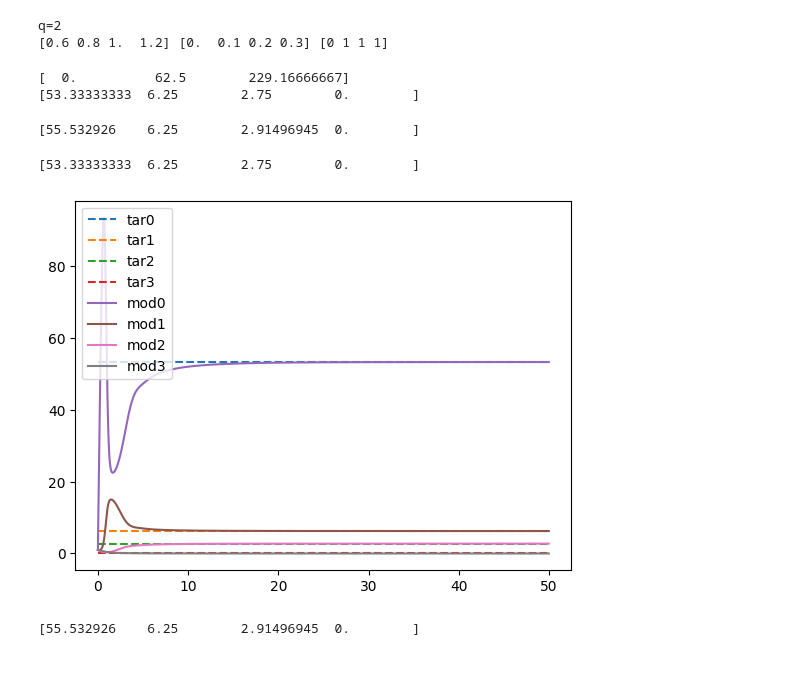
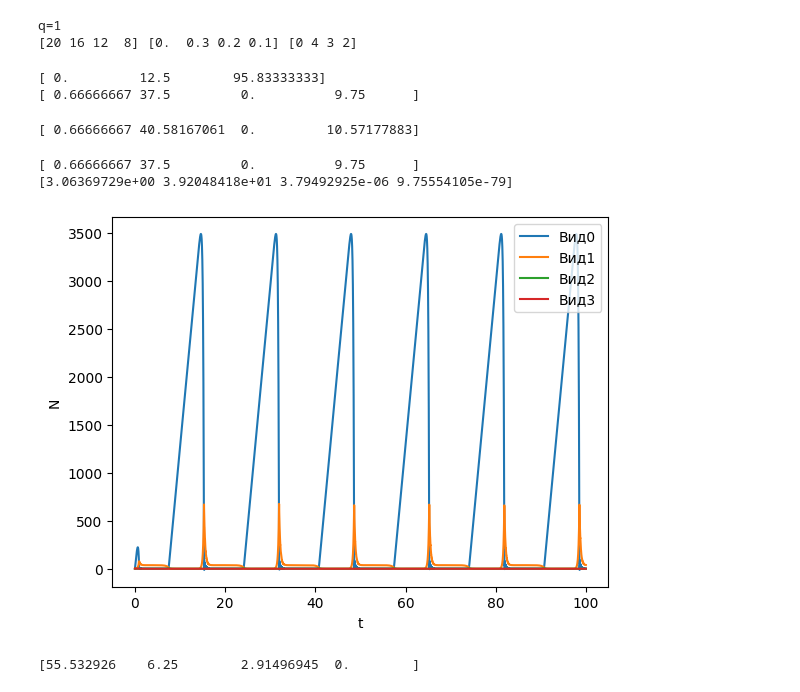
Before and after one commit to Dezzelshipc/TeX-files, a Jupyter notebook: Other/diplopa-25/src/torf_chain.ipynb, the cells around one changed output. Cells and saved outputs as stored; diff of their text form; code cells hidden in the pictures.

```diff
--- a/Other/diplopa-25/src/torf_chain.ipynb
+++ b/Other/diplopa-25/src/torf_chain.ipynb
@@ -20,13 +19,13 @@ def runge_kutta(function, y0: np.ndarray | float, time_space: np.ndarray) -> tup
     return x_a, np.array(y_a)
 # %%
 n = 4 # 0 - 3
-q = 2
+q = 1
 print(f"{q=}")
 
-Q = 200
-alpha = np.array([0.6, 0.8, 1., 1.2]) # n
-k = np.append([0], [0.1, 0.2, 0.3]) # n-1, 0<=k_i<=1
-m = np.append([0], [1, 1, 1]) # n-1
+Q = 500
+alpha = np.array([20, 16, 12, 8]) # n
+k = np.append([0], [0.3, 0.2, 0.1]) # n-1, 0<=k_i<=1
+m = np.append([0], [4, 3, 2]) # n-1
 a = np.append([0], [0.9, 0.9, 0.9]) # n-1, 0<=a_i<=1
 
 g = np.append([0], k[1:] * alpha[:-1] / alpha[1:])
@@ -37,8 +36,8 @@ f = np.append([0], [ sum(mu[2-(i%2):i+2:2]/H[2-(i%2):i+2:2]) for i in range(1, n
 
 print( alpha, k, m )
 # %% [output]
-q=2
-[0.6 0.8 1.  1.2] [0.  0.1 0.2 0.3] [0 1 1 1]
+q=1
+[20 16 12  8] [0.  0.3 0.2 0.1] [0 4 3 2]
 # %%
 # Flow
 
@@ -57,12 +56,13 @@ for s in range(1, n//2):
     N[s*2+1] = H[2*s] * (N[1] - f[2*s])
 
 NF = N.copy()
+NF = np.where(NF < 0, 0, NF)
 
 print( alpha[0] * f[:-1] * f[1:] )
 print(NF)
 # %% [output]
-[  0.          62.5        229.16666667]
-[53.33333333  6.25        2.75        0.        ]
+[ 0.         12.5        95.83333333]
+[ 0.66666667 37.5         0.          9.75      ]
 # %%
 # Cycle
 
@@ -94,6 +94,6 @@ NC = N.copy()
 
 print(NC)
 # %% [output]
-[55.532926    6.25        2.91496945  0.        ]
+[ 0.66666667 40.58167061  0.         10.57177883]
 # %%
 # flow chain
@@ -108,27 +123,40 @@ def right_flow(t, x):
 # %%
-t_s = np.arange(0, 50, 0.01)
-N0 = np.array([ 1 ] * n)
+t_s = np.arange(0, 100, 0.01)
+N0 = np.array([ 2 ] * n)
+
+# right_flow = get_right_flow(identity)
+right_flow = get_right_flow(np.atan)
 
 Tl, Nl = runge_kutta(right_flow, N0, t_s)
 # %%
 slc = -1
 
 start = 0
 leg = []
 
-for i in range(start,n):
-    plt.plot([0, Tl[slc-1]], [NF[i]]*2, "--")
-    leg.append(f"tar{i}")
+# for i in range(start,n):
+#     plt.plot([0, Tl[slc-1]], [NF[i]]*2, "--")
+#     leg.append(f"Равн{i}")
 
 for i in range(start,n):
     plt.plot(Tl[:slc], Nl[:slc,i])
-    leg.append(f"mod{i}")
+    leg.append(f"Вид{i}")
 
-plt.legend(leg)
+plt.legend(
+    leg,
+    loc='upper right'
+)
+plt.xlabel('t')
+plt.ylabel('N')
 print(NF)
+
+print(Nl[-1])
+
+plt.savefig("./figs/exp2.pdf")
 # %% [output]
-[53.33333333  6.25        2.75        0.        ]
+[ 0.66666667 37.5         0.          9.75      ]
+[3.06369729e+00 3.92048418e+01 3.79492925e-06 9.75554105e-79]
-[figure, old version]
+[figure, new version]
 # %%
 # cycle chain
 def right_cycle(t, x):
```
Also changed, not shown: parts of 2 cells of this notebook, 22 other files.
